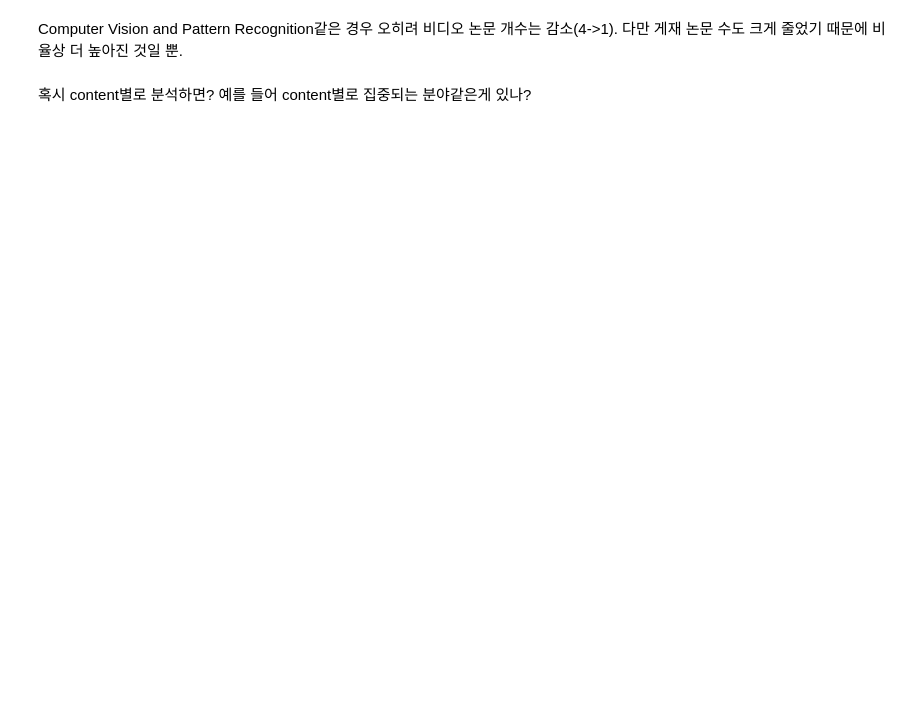
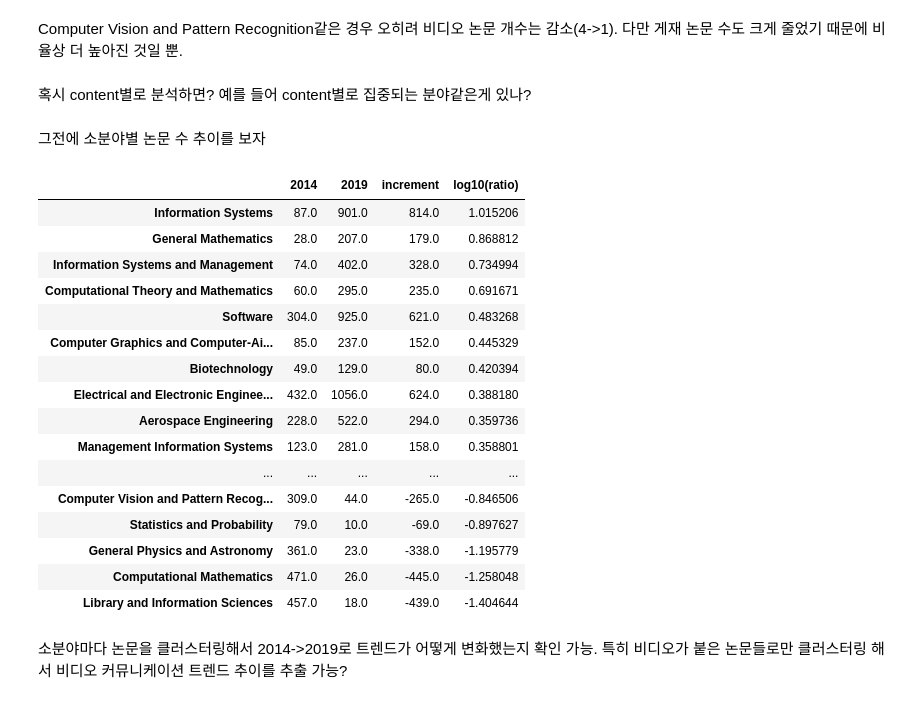
Before and after one commit to Hweemyoung/mastersdegree, a Jupyter notebook: ytcrawl/customs/200905 sub-subject plot.ipynb, the cells around one changed output. Saved outputs shown, nothing was run; the diff lists cells and outputs as text; code cells hidden in the pictures; blank space fills up the shorter version.

```diff
--- a/ytcrawl/customs/200905 sub-subject plot.ipynb
+++ b/ytcrawl/customs/200905 sub-subject plot.ipynb
@@ -441,3 +439,30 @@ df_count_360.sort_values(by=["increment"], ascending=False)
 Computer Vision and Pattern Recognition같은 경우 오히려 비디오 논문 개수는 감소(4->1). 다만 게재 논문 수도 크게 줄었기 때문에 비율상 더 높아진 것일 뿐.
 # %% [markdown]
 혹시 content별로 분석하면? 예를 들어 content별로 집중되는 분야같은게 있나?
+# %% [markdown]
+그전에 소분야별 논문 수 추이를 보자
+# %%
+df_paper_count = pd.DataFrame([scopus_handler_2014.subjects_total, scopus_handler_2019.subjects_total], index=["2014", "2019"]).T.dropna()
+df_paper_count["increment"] = df_paper_count["2019"] - df_paper_count["2014"]
+df_paper_count["log10(ratio)"] = np.log10(df_paper_count["2019"] / df_paper_count["2014"])
+df_paper_count.sort_values(by=["log10(ratio)"], ascending=False)
+# %% [output]
+|  | 2014 | 2019 | increment | log10(ratio) |
+| Information Systems | 87.0 | 901.0 | 814.0 | 1.015206 |
+| General Mathematics | 28.0 | 207.0 | 179.0 | 0.868812 |
+| Information Systems and Management | 74.0 | 402.0 | 328.0 | 0.734994 |
+| Computational Theory and Mathematics | 60.0 | 295.0 | 235.0 | 0.691671 |
+| Software | 304.0 | 925.0 | 621.0 | 0.483268 |
+| Computer Graphics and Computer-Ai... | 85.0 | 237.0 | 152.0 | 0.445329 |
+| Biotechnology | 49.0 | 129.0 | 80.0 | 0.420394 |
+| Electrical and Electronic Enginee... | 432.0 | 1056.0 | 624.0 | 0.388180 |
+| Aerospace Engineering | 228.0 | 522.0 | 294.0 | 0.359736 |
+| Management Information Systems | 123.0 | 281.0 | 158.0 | 0.358801 |
+| ... | ... | ... | ... | ... |
+| Computer Vision and Pattern Recog... | 309.0 | 44.0 | -265.0 | -0.846506 |
+| Statistics and Probability | 79.0 | 10.0 | -69.0 | -0.897627 |
+| General Physics and Astronomy | 361.0 | 23.0 | -338.0 | -1.195779 |
+| Computational Mathematics | 471.0 | 26.0 | -445.0 | -1.258048 |
+| Library and Information Sciences | 457.0 | 18.0 | -439.0 | -1.404644 |
+# %% [markdown]
+소분야마다 논문을 클러스터링해서 2014->2019로 트렌드가 어떻게 변화했는지 확인 가능. 특히 비디오가 붙은 논문들로만 클러스터링 해서 비디오 커뮤니케이션 트렌드 추이를 추출 가능?
```
Also changed, not shown: parts of 3 cells of this notebook, 34 other files.
